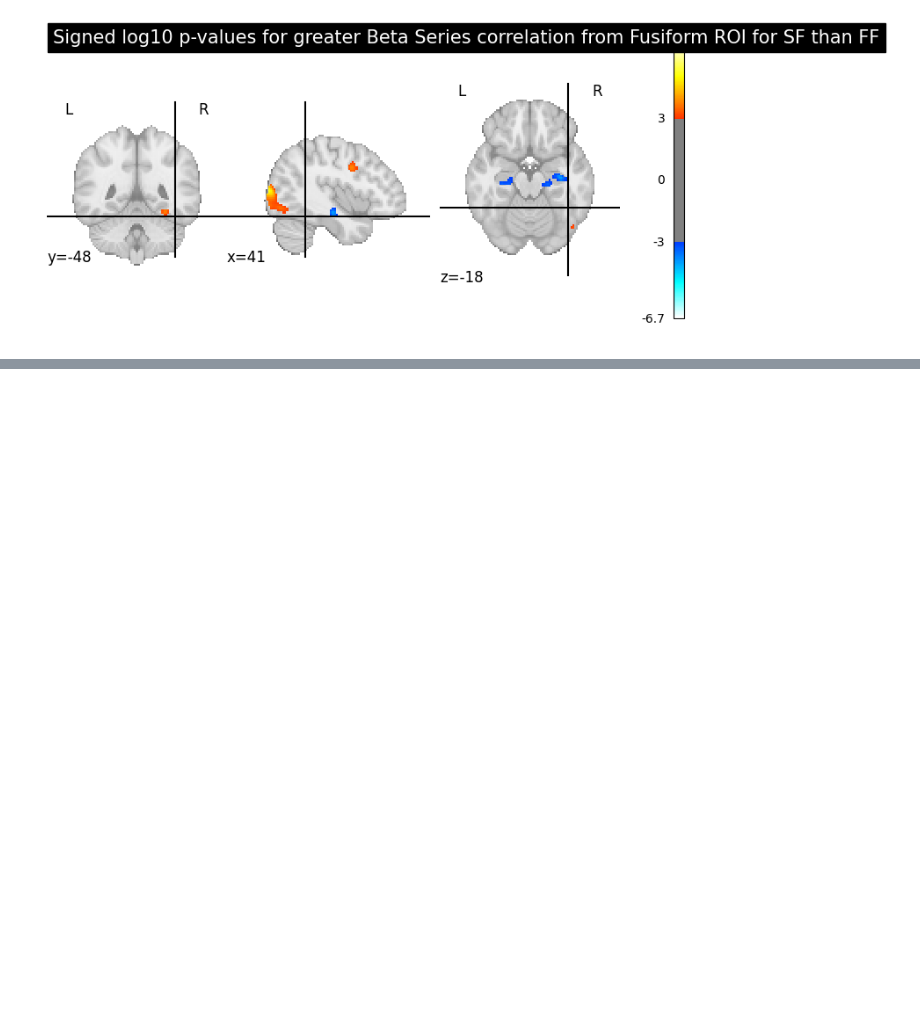
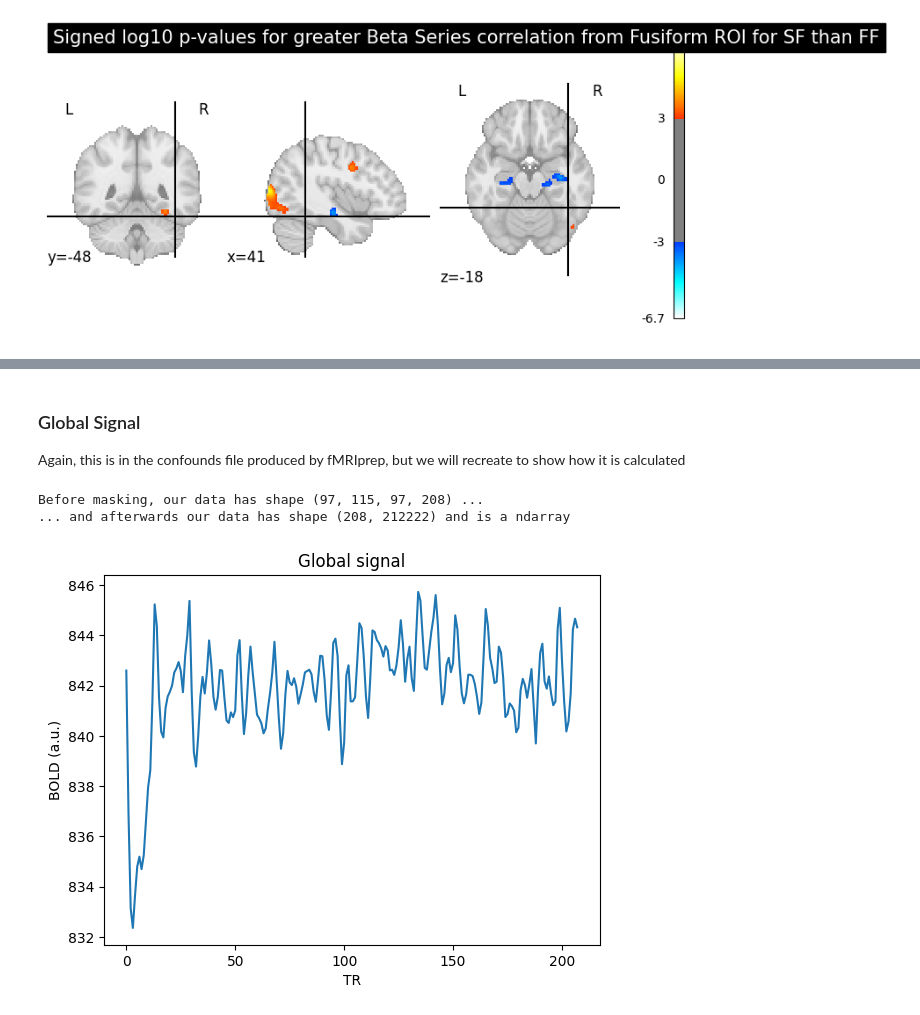
Before and after one commit to mabdelhack/ISN2025, a Jupyter notebook: Notebooks/nb09_fcon.ipynb, the cells around one changed output, grey strips where cells are left out. Drawn from its saved outputs; the diff is of its cells as text; code cells hidden in the pictures; blank space fills up the shorter version.

```diff
--- a/Notebooks/nb09_fcon.ipynb
+++ b/Notebooks/nb09_fcon.ipynb
@@ -258,0 +322,23 @@ display = plotting.plot_stat_map(brain_diff_con_img, cut_coords=fusi_coords, thr
+# %% [markdown]
+### Global Signal
+
+Again, this is in the confounds file produced by fMRIprep, but we will recreate to show how it is calculated
+# %%
+func_images = nl.image.load_img(bold[-1]) # choose last run where may be most motion for illustration
+
+mean_func = nl.image.mean_img(func_images)
+epi_mask = nl.masking.compute_epi_mask(mean_func)
+#epi_mask.to_filename(os.path.join(fcon_out,'EPI_Mask.nii')) # save for GLM below
+
+print("Before masking, our data has shape %s ..." % (func_images.shape,))
+func_masked = masking.apply_mask(func_images, epi_mask)
+print("... and afterwards our data has shape %s and is a %s" % (func_masked.shape, type(func_masked).__name__))
+global_signal = np.mean(func_masked,axis=1)
+
+plt.figure(); plt.plot(global_signal)
+ax = plt.gca(); ax.set_title('Global signal'); ax.set_ylabel('BOLD (a.u.)');  ax.set_xlabel('TR');
+plt.show()
+# %% [output]
+Before masking, our data has shape (97, 115, 97, 208) ...
+... and afterwards our data has shape (208, 212222) and is a ndarray
+[figure, added]
```
Also changed, not shown: parts of 20 cells of this notebook.
